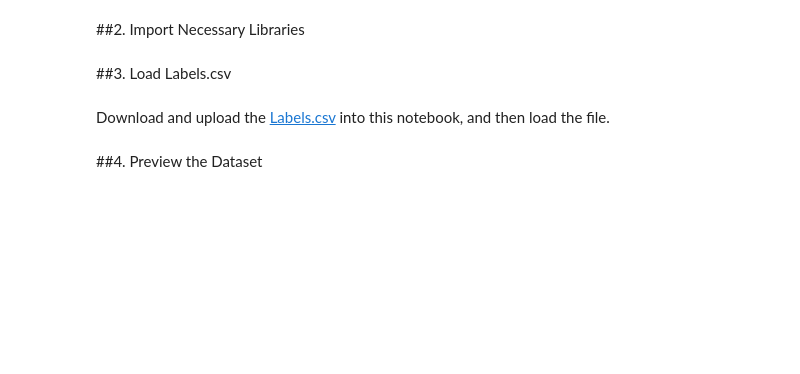
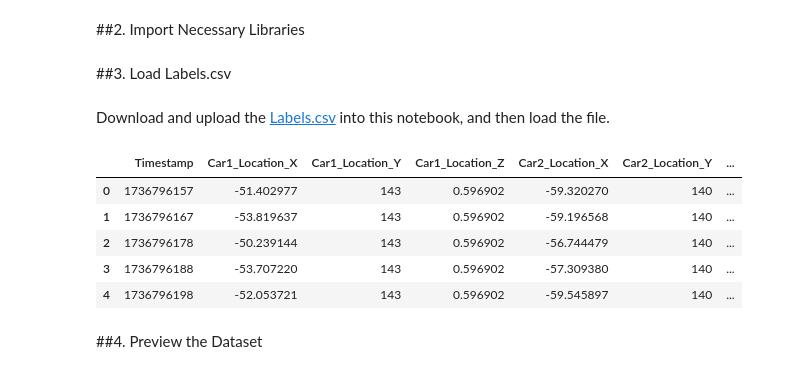
Before and after one commit to Darren-Kosick/SQPM_Lab5, a Jupyter notebook: Great_Expectations_Task.ipynb, the cells around one changed output. Drawn from its saved outputs; the diff is of its cells as text; code cells hidden in the pictures; blank space fills up the shorter version.

```diff
--- a/Great_Expectations_Task.ipynb
+++ b/Great_Expectations_Task.ipynb
@@ -14,7 +39,16 @@ import great_expectations as gx
 # %% [markdown]
 Download and upload the [Labels.csv](https://github.com/zubxxr/SOFE3980U-Lab5/blob/main/Labels.csv) into this notebook, and then load the file.
 # %%
-df = pd.read_csv("Labels.csv")
+df = pd.read_csv('/content/drive/MyDrive/SQPM Lab5/Labels.csv')
+# %%
+df.head()
+# %% [output]
+|  | Timestamp | Car1_Location_X | Car1_Location_Y | Car1_Location_Z | Car2_Location_X | Car2_Location_Y | ... |
+| 0 | 1736796157 | -51.402977 | 143 | 0.596902 | -59.320270 | 140 | ... |
+| 1 | 1736796167 | -53.819637 | 143 | 0.596902 | -59.196568 | 140 | ... |
+| 2 | 1736796178 | -50.239144 | 143 | 0.596902 | -56.744479 | 140 | ... |
+| 3 | 1736796188 | -53.707220 | 143 | 0.596902 | -57.309380 | 140 | ... |
+| 4 | 1736796198 | -52.053721 | 143 | 0.596902 | -59.545897 | 140 | ... |
 # %% [markdown]
 ##4. Preview the Dataset
 # %%
```
Also changed, not shown: parts of 8 cells of this notebook.
